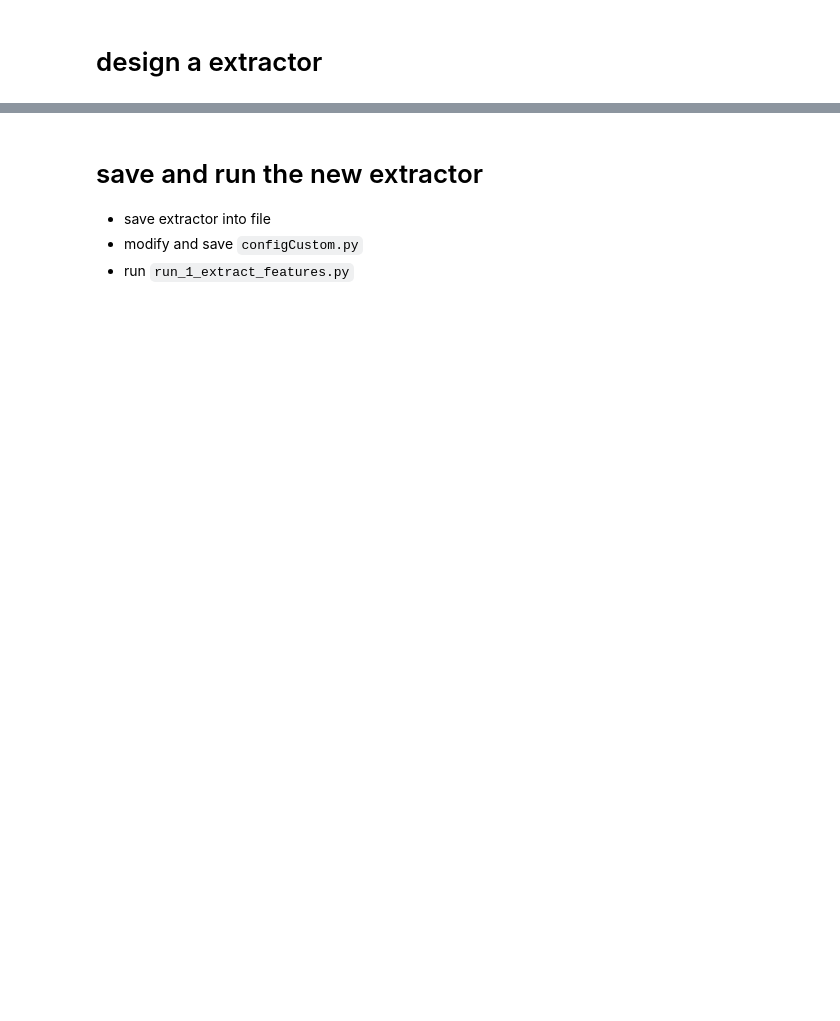
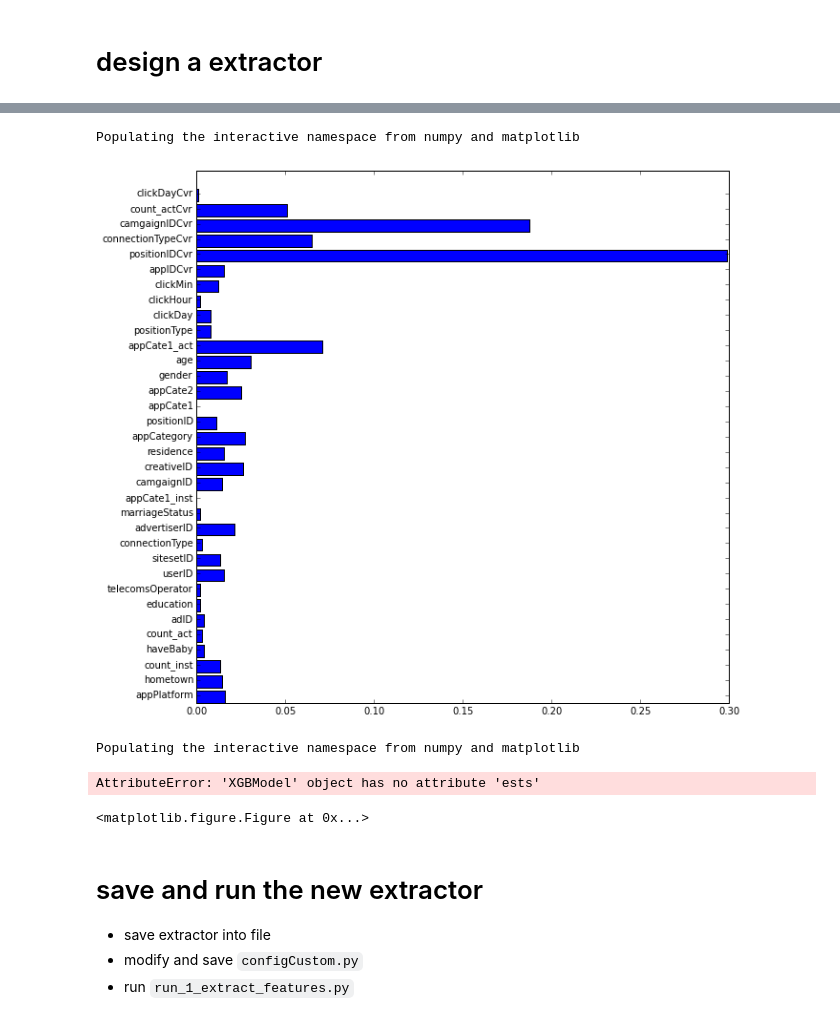
Before and after one commit to crackhopper/tpai-competition, a Jupyter notebook: boilerplates/1.Feature Extraction.ipynb, the cells around one changed output, grey strips where cells are left out. Cells and saved outputs as stored; diff of their text form; code cells hidden in the pictures; blank space fills up the shorter version.

```diff
--- a/boilerplates/1.Feature Extraction.ipynb
+++ b/boilerplates/1.Feature Extraction.ipynb
@@ -41,13 +43,13 @@ class AppCvr(BaseExtractor):
 # %%
-# configuration
-from competition.extractors import Wrapper,Combine
-from extracted import load_extract_by_name
+from data import store,raw_data
+from extracted import loadFile
 
-loadFile = 'first_two_day.db'
-
-ext = load_extract_by_name(loadFile)
+fname = 'train.db'
+ext = loadFile(fname)
 trX = ext['trX']
 trY = ext['trY']
-teX = ext['teX']
 
-extractor = Combine([Wrapper(trX,trY,teX),AppCvr(trX,trY)])
+fname = 'val.db'
+ext = loadFile(fname)
+valX = ext['trX']
+valY = ext['trY']
@@ -60,0 +91,3 @@ print newtrX.shape, trX.shape
+# %%
+trX, trY, _ = _extract(trX, trY, raw_data)
+valX, valY, _ = _extract(valX, valY, raw_data)
@@ -60,0 +173,5 @@ print newtrX.shape, trX.shape
+# %%
+estimator = FourEsts()
+estimator = XGBModel(n_estimators=150,objective='reg:logistic')
+# %%
+estimator.fit(trX,trY)
@@ -61,3 +235,33 @@ print newtrX.shape, trX.shape
+# %%
+%pylab inline
+figure(figsize=(10,10))
+
+fimp = estimator.feature_importances_
+fnames=trX.columns
+
+idx = np.arange(len(fimp))
+barh(idx, fimp)
+yticks(idx+0.5,fnames)
+show()
+# %% [output]
+Populating the interactive namespace from numpy and matplotlib
+[figure, added]
+# %%
+%pylab inline
+for i in range(4):
+    figure(figsize=(10,10))
+
+    fimp = estimator.ests[i].feature_importances_
+    fnames=trX.columns
+
+    idx = np.arange(len(fimp))
+    barh(idx, fimp)
+    yticks(idx+0.5,fnames)
+    show()
+# %% [output]
+Populating the interactive namespace from numpy and matplotlib
+AttributeError: 'XGBModel' object has no attribute 'ests'
+<matplotlib.figure.Figure at 0x...>
 # %% [markdown]
 # save and run the new extractor
 - save extractor into file
```
Also changed, not shown: parts of 25 cells of this notebook.
